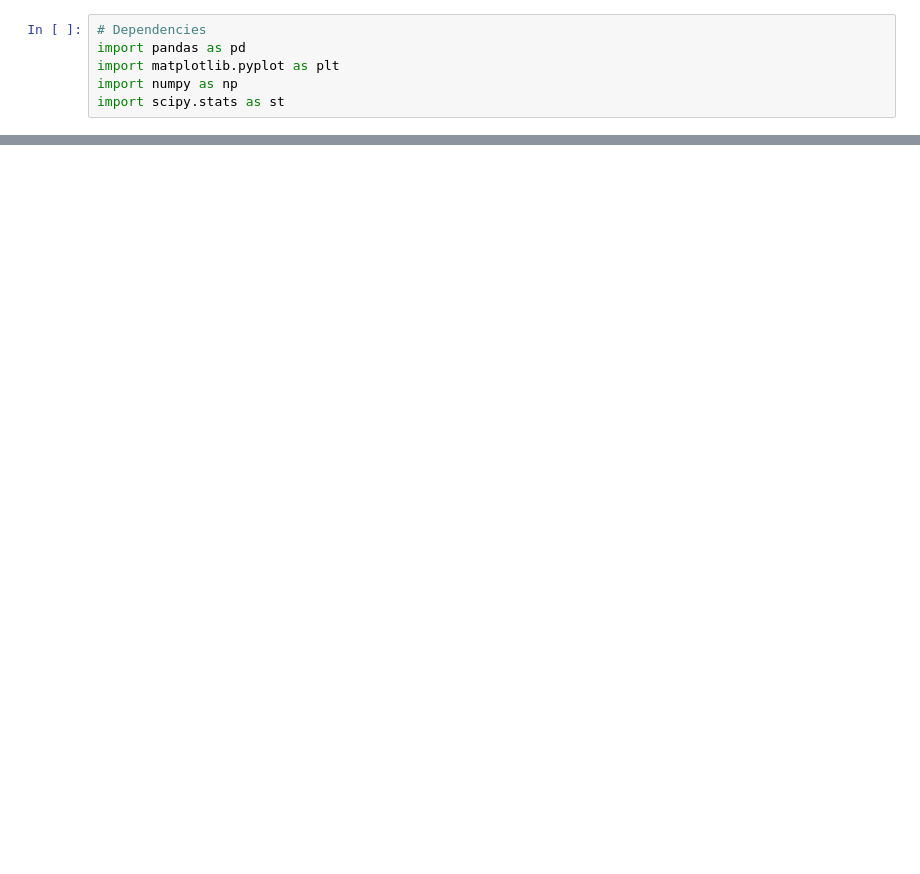
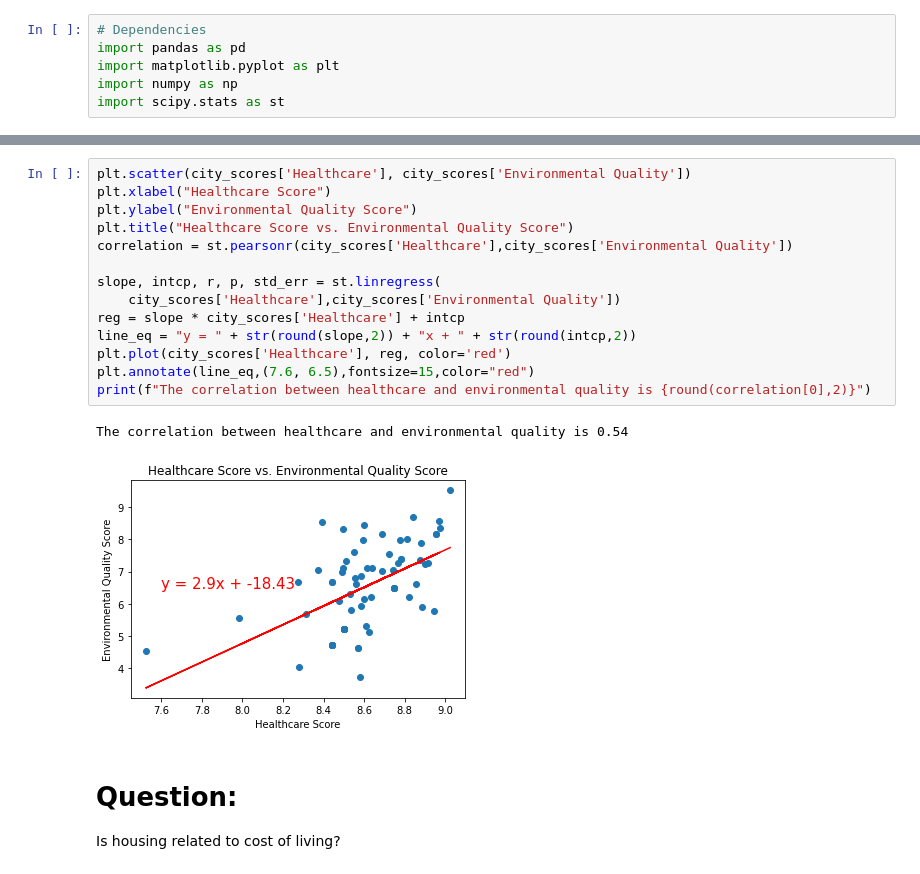
Before and after one commit to mariahart1/project1, a Jupyter notebook: charts.ipynb, the cells around one changed output, grey strips where cells are left out. Saved outputs shown, nothing was run; the diff lists cells and outputs as text; blank space fills up the shorter version.

```diff
--- a/charts.ipynb
+++ b/charts.ipynb
@@ -53,0 +59,20 @@ plt.show()
+# %%
+plt.scatter(city_scores['Healthcare'], city_scores['Environmental Quality'])
+plt.xlabel("Healthcare Score")
+plt.ylabel("Environmental Quality Score")
+plt.title("Healthcare Score vs. Environmental Quality Score")
+correlation = st.pearsonr(city_scores['Healthcare'],city_scores['Environmental Quality'])
+
+slope, intcp, r, p, std_err = st.linregress(
+    city_scores['Healthcare'],city_scores['Environmental Quality'])
+reg = slope * city_scores['Healthcare'] + intcp
+line_eq = "y = " + str(round(slope,2)) + "x + " + str(round(intcp,2))
+plt.plot(city_scores['Healthcare'], reg, color='red')
+plt.annotate(line_eq,(7.6, 6.5),fontsize=15,color="red")
+print(f"The correlation between healthcare and environmental quality is {round(correlation[0],2)}")
+# %% [output]
+The correlation between healthcare and environmental quality is 0.54
+[figure, added]
+# %% [markdown]
+# Question:
+Is housing related to cost of living?
```
Also changed, not shown: parts of 6 cells of this notebook, 9 other files.
